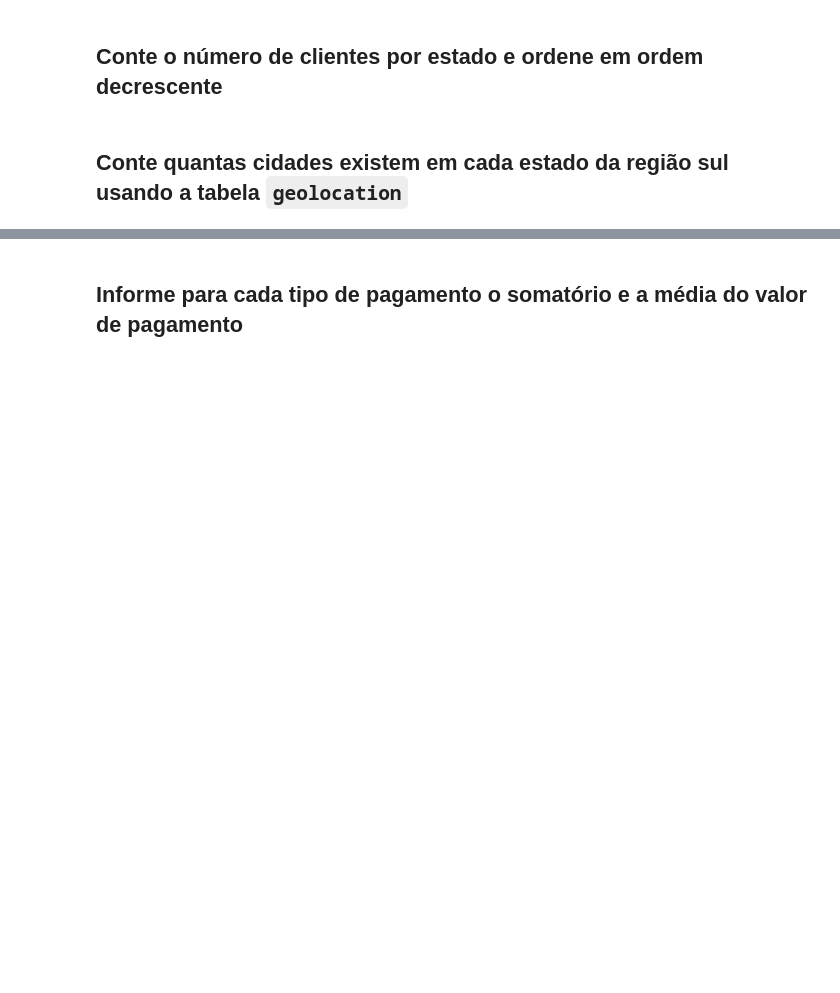
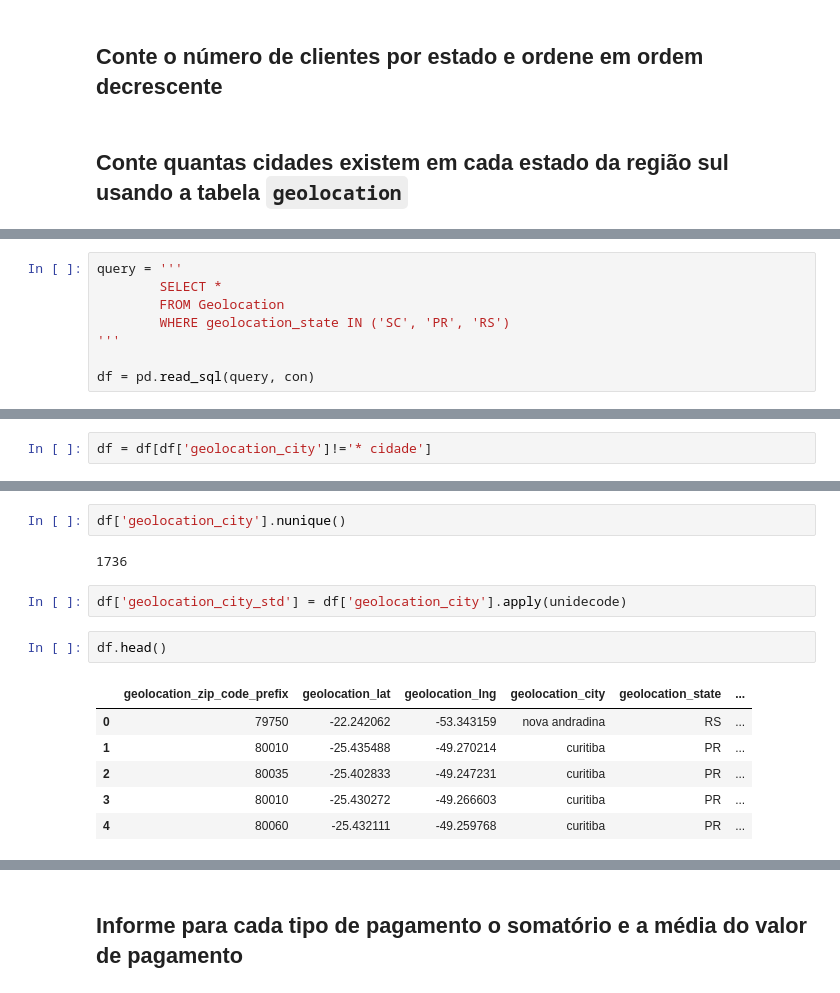
Before and after one commit to ossamum/aulas-mesttra, a Jupyter notebook: SQL/Aula 04 - SQL - Exercícios.ipynb, the cells around one changed output, grey strips where cells are left out. Saved outputs shown, nothing was run; the diff lists cells and outputs as text; blank space fills up the shorter version.

```diff
--- a/SQL/Aula 04 - SQL - Exercícios.ipynb
+++ b/SQL/Aula 04 - SQL - Exercícios.ipynb
@@ -120,0 +141,8 @@ cursor.fetchall()
+# %%
+query = '''
+        SELECT *
+        FROM Geolocation
+        WHERE geolocation_state IN ('SC', 'PR', 'RS')
+'''
+
+df = pd.read_sql(query, con)
@@ -120,0 +160,2 @@ cursor.fetchall()
+# %%
+df = df[df['geolocation_city']!='* cidade']
@@ -120,0 +175,15 @@ cursor.fetchall()
+# %%
+df['geolocation_city'].nunique()
+# %% [output]
+1736
+# %%
+df['geolocation_city_std'] = df['geolocation_city'].apply(unidecode)
+# %%
+df.head()
+# %% [output]
+|  | geolocation_zip_code_prefix | geolocation_lat | geolocation_lng | geolocation_city | geolocation_state | ... |
+| 0 | 79750 | -22.242062 | -53.343159 | nova andradina | RS | ... |
+| 1 | 80010 | -25.435488 | -49.270214 | curitiba | PR | ... |
+| 2 | 80035 | -25.402833 | -49.247231 | curitiba | PR | ... |
+| 3 | 80010 | -25.430272 | -49.266603 | curitiba | PR | ... |
+| 4 | 80060 | -25.432111 | -49.259768 | curitiba | PR | ... |
```
Also changed, not shown: parts of 18 cells of this notebook, 3 other files.
